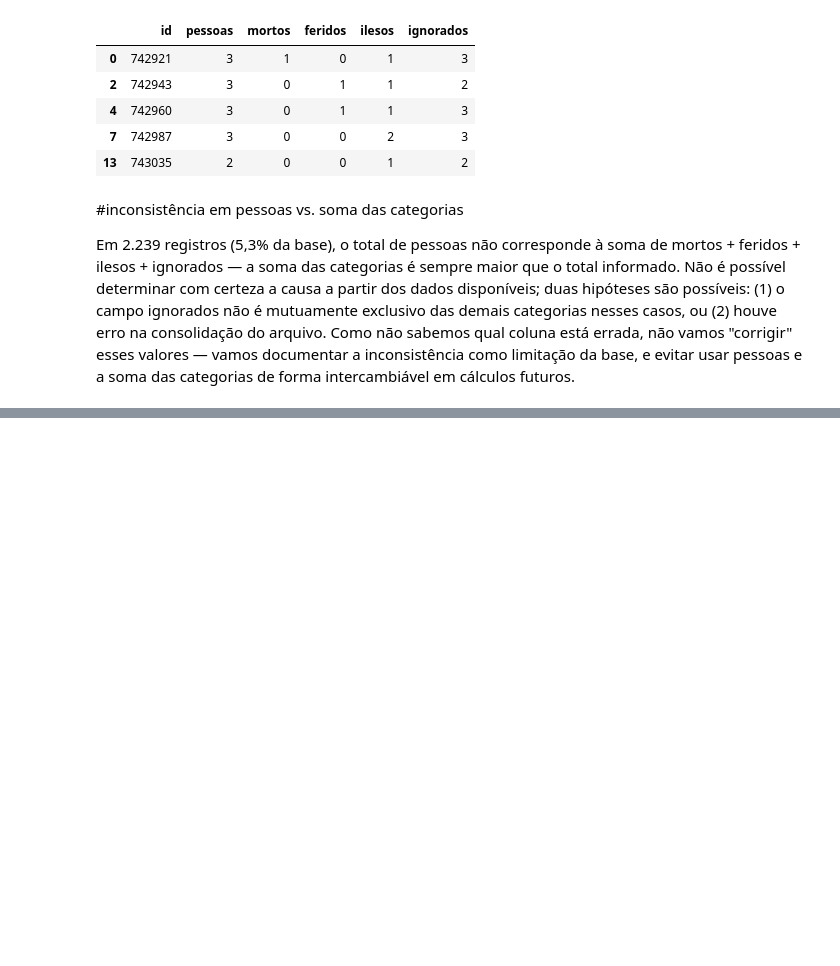
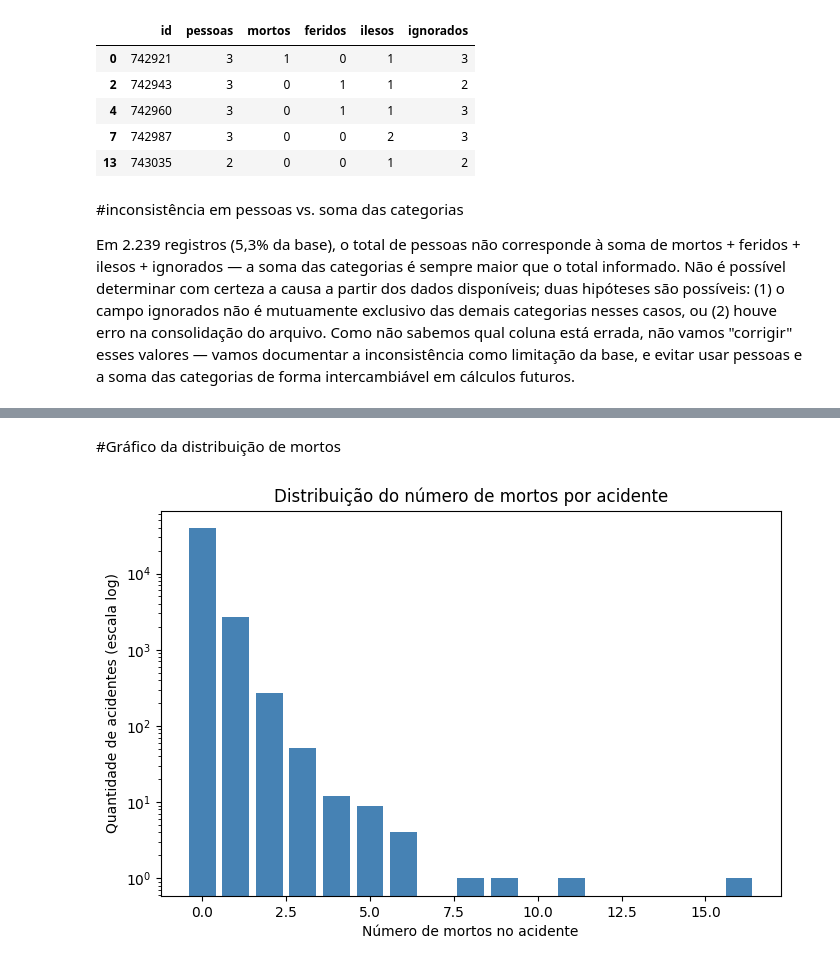
Before and after one commit to CristianeSMarques/Projeto-Final---Grupo-3---Cinthia-Cristiane-e-Douglas, a Jupyter notebook: Projeto.ipynb, the cells around one changed output, grey strips where cells are left out. Cells and saved outputs as stored; diff of their text form; code cells hidden in the pictures; blank space fills up the shorter version.

```diff
--- a/Projeto.ipynb
+++ b/Projeto.ipynb
@@ -685,0 +688,12 @@ Como não sabemos qual coluna está errada, não vamos "corrigir" esses valores
+# %%
+def eh_outlier_iqr(serie):
+    q1 = serie.quantile(0.25)
+    q3 = serie.quantile(0.75)
+    iqr = q3 - q1
+    limite_inferior = q1 - 1.5 * iqr
+    limite_superior = q3 + 1.5 * iqr
+    return (serie < limite_inferior) | (serie > limite_superior)
+
+# outlier de 'mortos', comparando dentro de cada tipo_pista (não no dataset inteiro)
+tabela['outlier_mortos_iqr'] = tabela.groupby('tipo_pista')['mortos'].transform(eh_outlier_iqr)
+print(f"Outliers de 'mortos' (IQR por tipo_pista): {tabela['outlier_mortos_iqr'].sum()}")
@@ -685,0 +704,16 @@ Como não sabemos qual coluna está errada, não vamos "corrigir" esses valores
+# %% [markdown]
+#Gráfico da distribuição de mortos
+# %%
+import matplotlib.pyplot as plt
+
+contagem_mortos = tabela['mortos'].value_counts().sort_index()
+
+plt.figure(figsize=(8,5))
+plt.bar(contagem_mortos.index, contagem_mortos.values, color='steelblue')
+plt.yscale('log')  # escala log, porque o valor 0 é muito maior que o resto
+plt.xlabel('Número de mortos no acidente')
+plt.ylabel('Quantidade de acidentes (escala log)')
+plt.title('Distribuição do número de mortos por acidente')
+plt.show()
+# %% [output]
+[figure, added]
```
Also changed, not shown: parts of 13 cells of this notebook.
